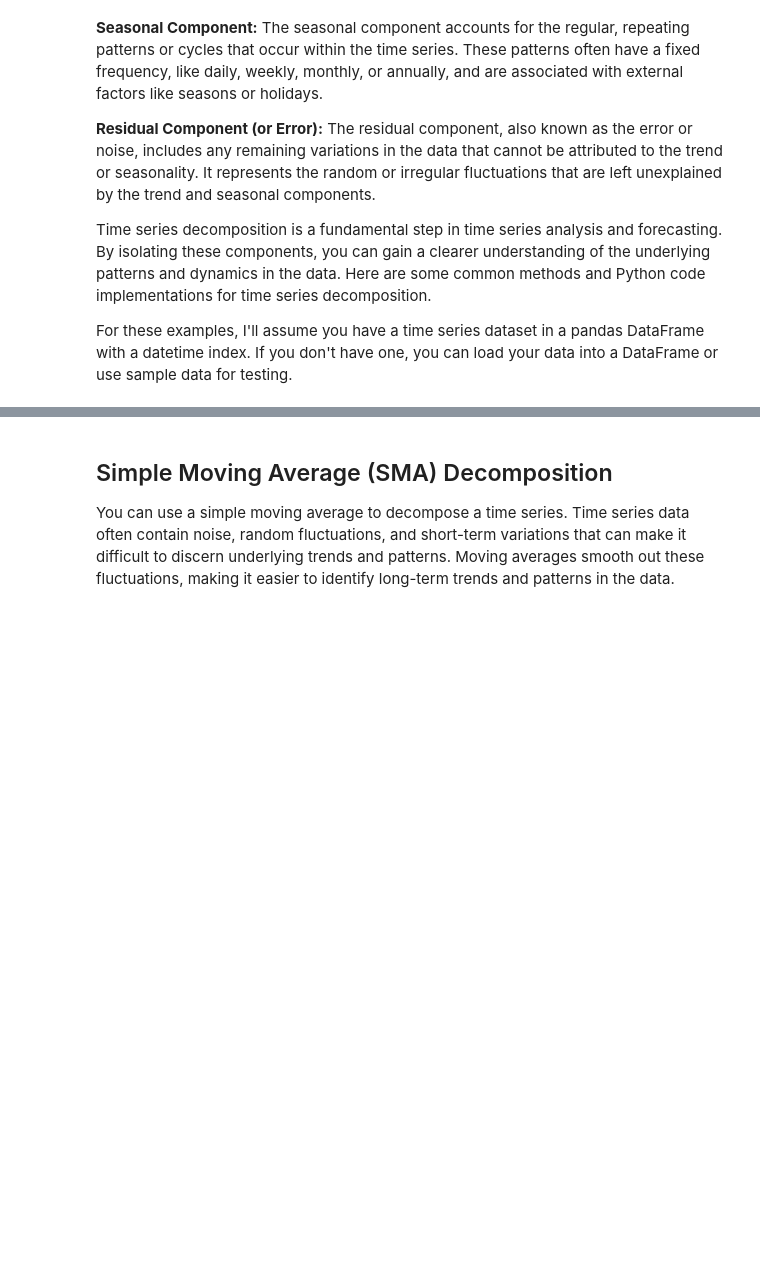
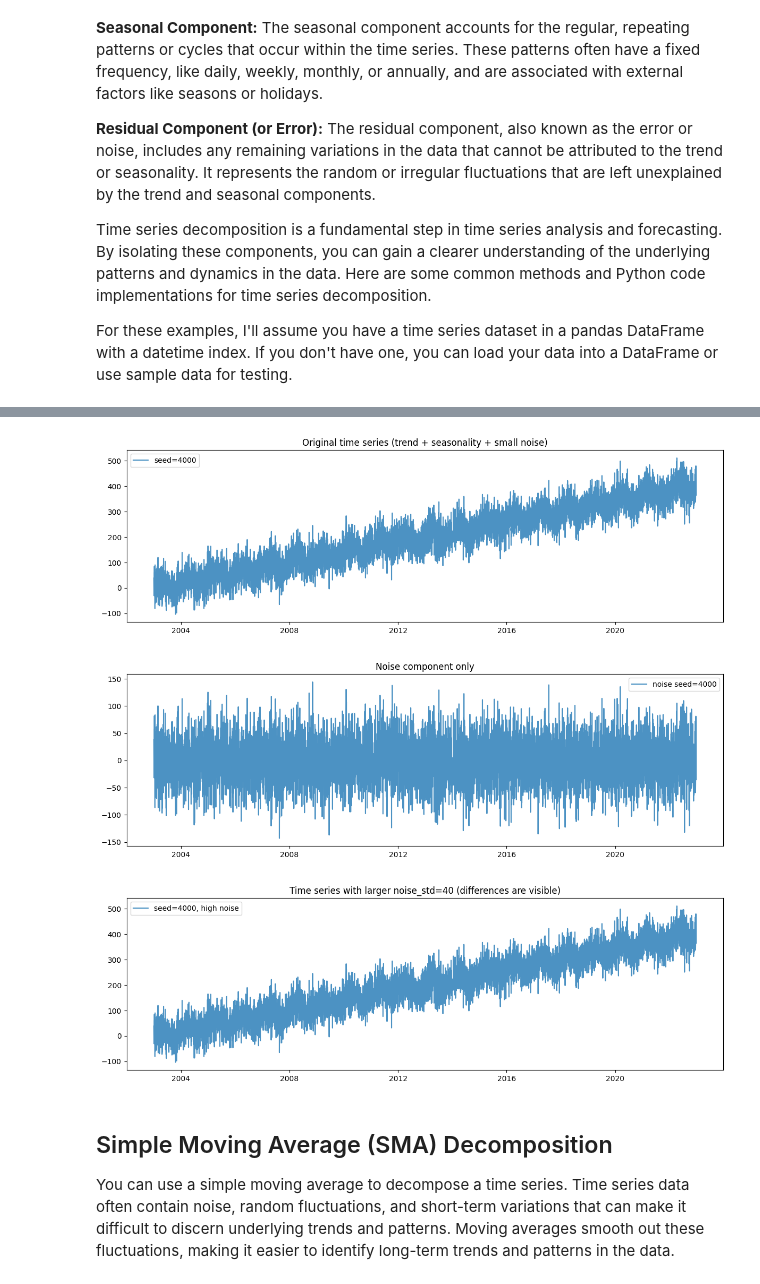
Before and after one commit to lynndalou/ProvInterpretExplain, a Jupyter notebook: Functional Decomposition/time-series-decomposition-methods.ipynb, the cells around one changed output, grey strips where cells are left out. Drawn from its saved outputs; the diff is of its cells as text; code cells hidden in the pictures; blank space fills up the shorter version.

```diff
--- a/Functional Decomposition/time-series-decomposition-methods.ipynb
+++ b/Functional Decomposition/time-series-decomposition-methods.ipynb
@@ -88,3 +50,62 @@ time_series = time_series['value']
+# %%
+import numpy as np
+import pandas as pd
+import matplotlib.pyplot as plt
+
+# -----------------------------
+# Time series generator
+# -----------------------------
+def generateTimeSeries(duration=20*365, frequency='D', seed=None,
+                       noise_std=40, trend_max=400, season_amp=20):
+
+    if seed is not None:
+        np.random.seed(seed)
+
+    time = pd.date_range(start='2003-01-01', periods=duration, freq=frequency)
+    trend = np.linspace(0, trend_max, duration)
+    seasonality = season_amp * np.sin(40 * np.pi * np.arange(duration) / duration)
+    noise = np.random.normal(0, noise_std, duration)
+    value = trend + seasonality + noise
+    data = pd.DataFrame({
+        'time': time,
+        'value': value,
+        'trend': trend,
+        'seasonality': seasonality,
+        'noise': noise
+    })
+    return data
+
+ts4000 = generateTimeSeries(seed=4000)
+
+plt.figure(figsize=(12, 4))
+plt.plot(ts4000['time'], ts4000['value'], label='seed=4000', alpha=0.8)
+plt.title("Original time series (trend + seasonality + small noise)")
+plt.legend()
+plt.tight_layout()
+plt.show()
+
+
+plt.figure(figsize=(12, 4))
+plt.plot(ts4000['time'], ts4000['noise'], label='noise seed=4000', alpha=0.8)
+plt.title("Noise component only")
+plt.legend()
+plt.tight_layout()
+plt.show()
+
+ts4000_high = generateTimeSeries(seed=4000, noise_std=40)
+
+plt.figure(figsize=(12, 4))
+plt.plot(ts4000_high['time'], ts4000_high['value'], label='seed=4000, high noise', alpha=0.8)
+plt.title("Time series with larger noise_std=40 (differences are visible)")
+plt.legend()
+plt.tight_layout()
+plt.show()
+
+ts4000_indexed = ts4000.set_index('time')['value']
+# %% [output]
+[figure, added]
+[figure, added]
+[figure, added]
 # %% [markdown]
 ## Simple Moving Average (SMA) Decomposition
 You can use a simple moving average to decompose a time series. Time series data often contain noise, random fluctuations, and short-term variations that can make it difficult to discern underlying trends and patterns. Moving averages smooth out these fluctuations, making it easier to identify long-term trends and patterns in the data.
```
Also changed, not shown: parts of 5 cells of this notebook, 4 other files.
